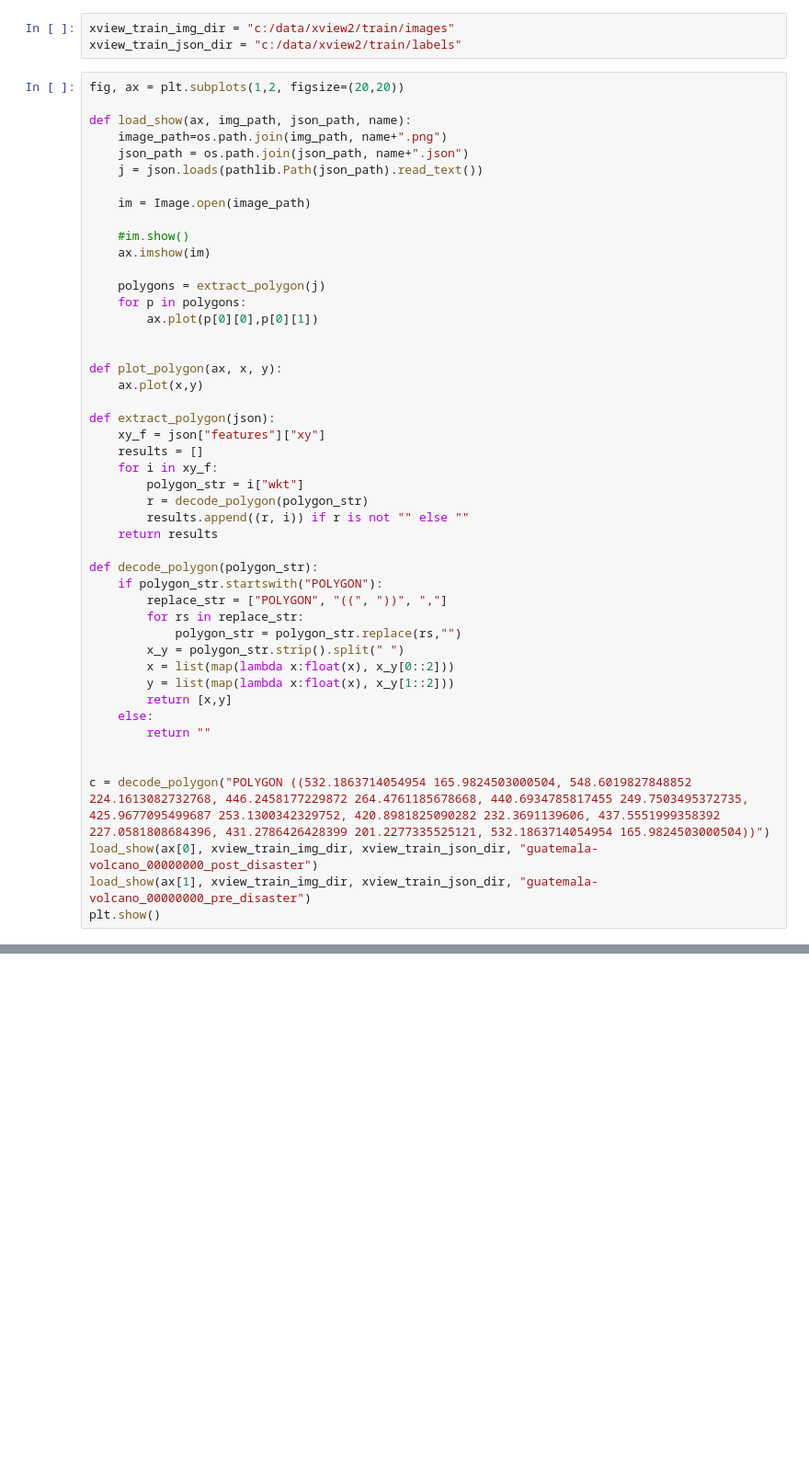
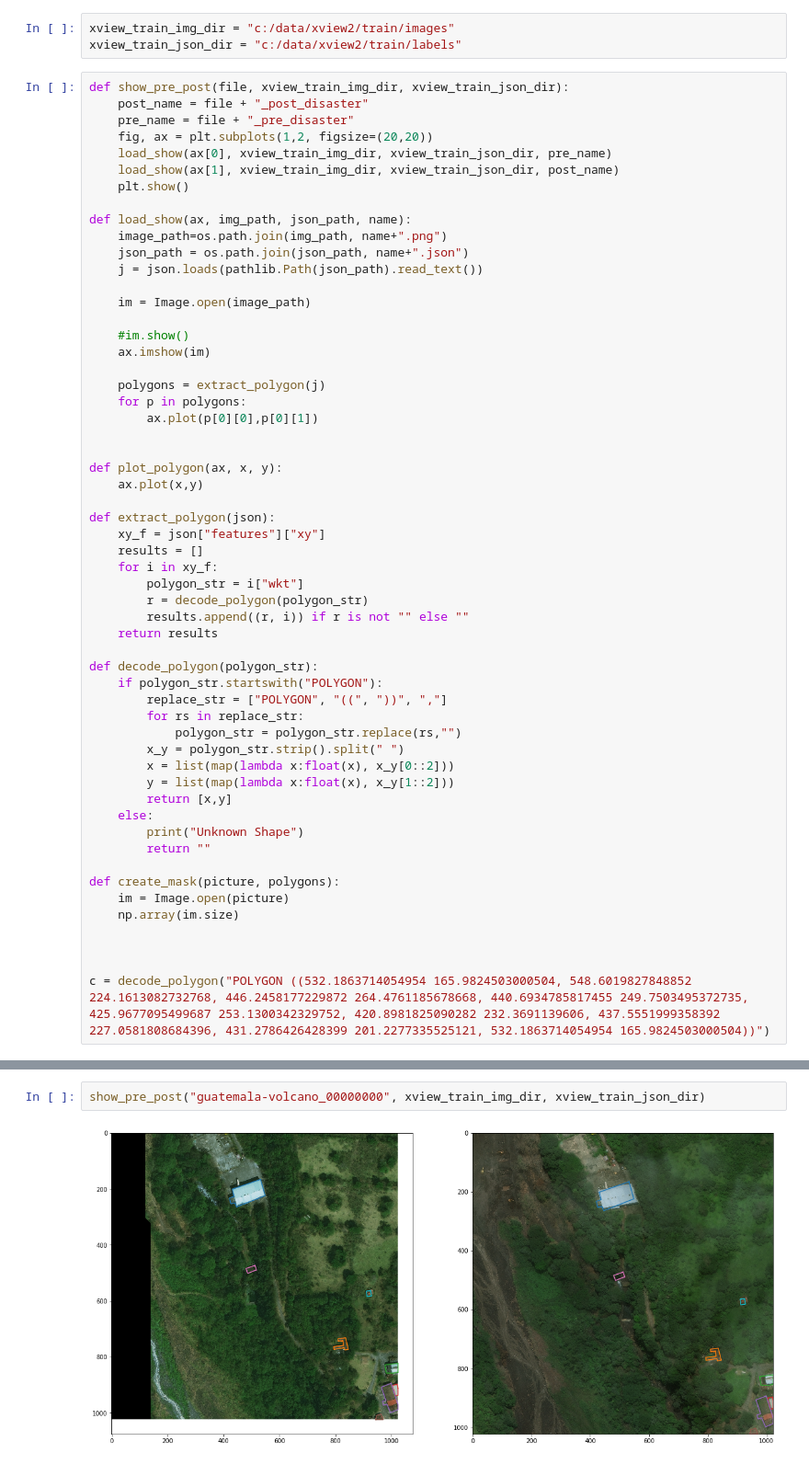
Before and after one commit to sljm12/xview2, a Jupyter notebook: XView Sat imagery Viewer.ipynb, the cells around one changed output, grey strips where cells are left out. Shown at 92% size. Drawn from its saved outputs; the diff is of its cells as text; blank space fills up the shorter version.

```diff
--- a/XView Sat imagery Viewer.ipynb
+++ b/XView Sat imagery Viewer.ipynb
@@ -15,7 +15,13 @@ import pathlib
 xview_train_img_dir = "c:/data/xview2/train/images"
 xview_train_json_dir = "c:/data/xview2/train/labels"
 # %%
-fig, ax = plt.subplots(1,2, figsize=(20,20))
+def show_pre_post(file, xview_train_img_dir, xview_train_json_dir):
+    post_name = file + "_post_disaster"
+    pre_name = file + "_pre_disaster"
+    fig, ax = plt.subplots(1,2, figsize=(20,20))
+    load_show(ax[0], xview_train_img_dir, xview_train_json_dir, pre_name)
+    load_show(ax[1], xview_train_img_dir, xview_train_json_dir, post_name)
+    plt.show()
 
 def load_show(ax, img_path, json_path, name):
     image_path=os.path.join(img_path, name+".png")
@@ -54,10 +60,13 @@ def decode_polygon(polygon_str):
         y = list(map(lambda x:float(x), x_y[1::2]))
         return [x,y]
     else:
+        print("Unknown Shape")
         return ""
+
+def create_mask(picture, polygons):
+    im = Image.open(picture)
+    np.array(im.size)
+
 
 
 c = decode_polygon("POLYGON ((532.1863714054954 165.9824503000504, 548.6019827848852 224.1613082732768, 446.2458177229872 264.4761185678668, 440.6934785817455 249.7503495372735, 425.9677095499687 253.1300342329752, 420.8981825090282 232.3691139606, 437.5551999358392 227.0581808684396, 431.2786426428399 201.2277335525121, 532.1863714054954 165.9824503000504))")
-load_show(ax[0], xview_train_img_dir, xview_train_json_dir, "guatemala-volcano_00000000_post_disaster")
-load_show(ax[1], xview_train_img_dir, xview_train_json_dir, "guatemala-volcano_00000000_pre_disaster")
-plt.show()
@@ -65,0 +73,4 @@ plt.show()
+# %%
+show_pre_post("guatemala-volcano_00000000", xview_train_img_dir, xview_train_json_dir)
+# %% [output]
+[figure, added]
```
Also changed, not shown: parts of 4 cells of this notebook.
